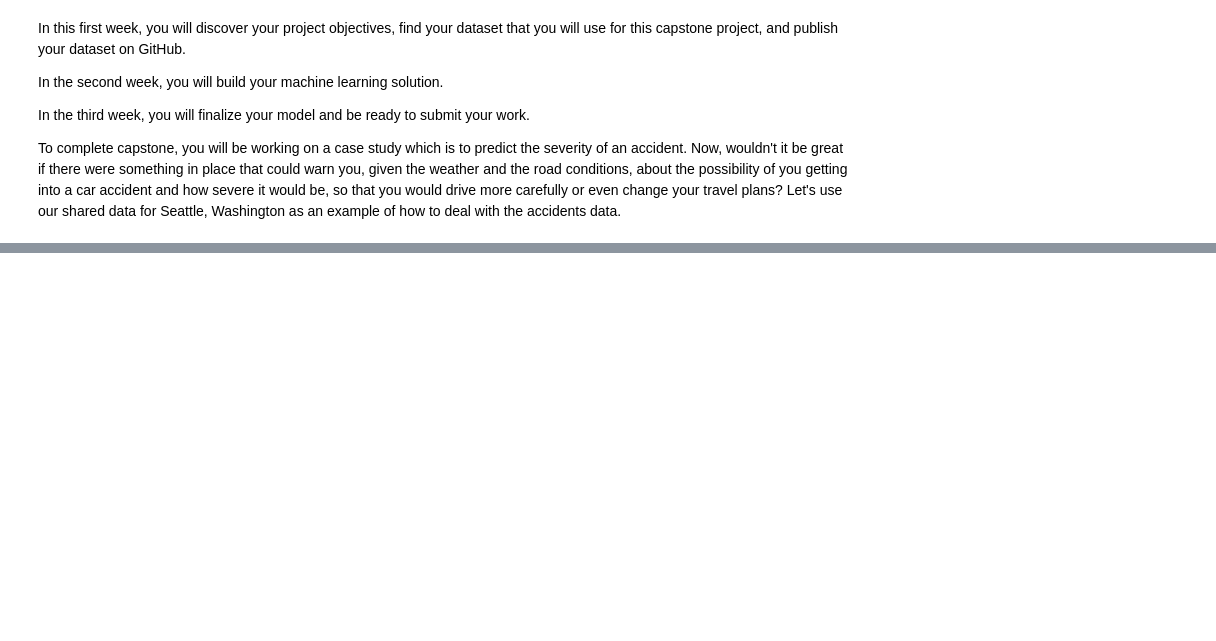
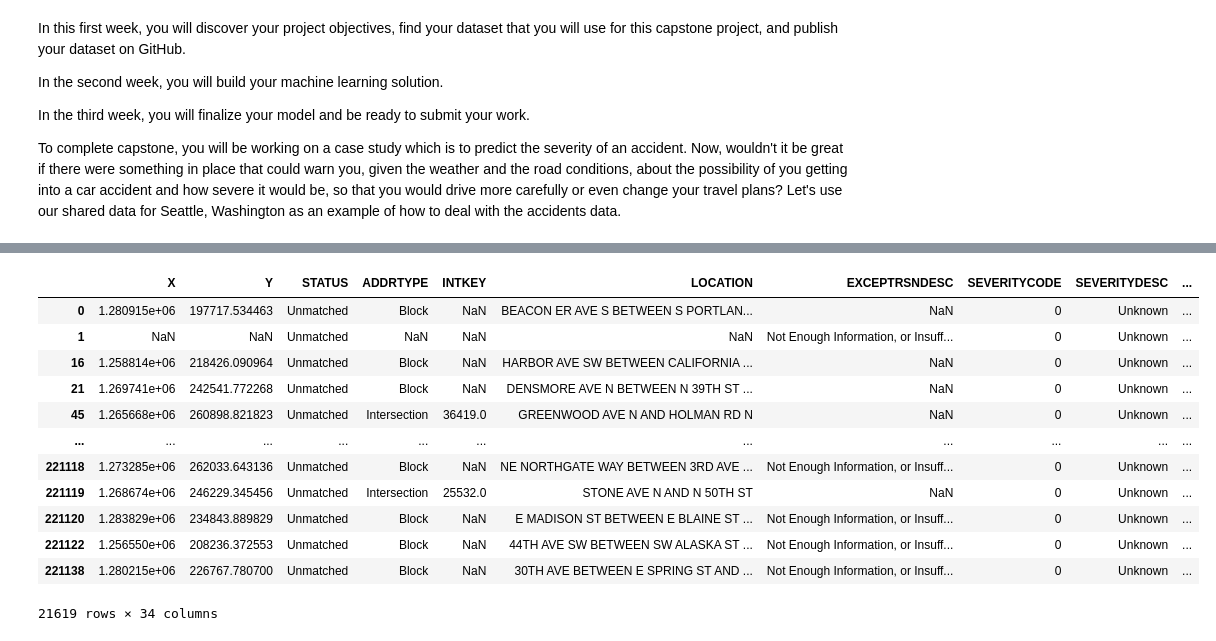
Before and after one commit to cbates79/Coursera_Capstone, a Jupyter notebook: Predicting the Severity of Automobile Accidents in Seattle, Washington.ipynb, the cells around one changed output, grey strips where cells are left out. Saved outputs shown, nothing was run; the diff lists cells and outputs as text; code cells hidden in the pictures; blank space fills up the shorter version.

```diff
--- a/Predicting the Severity of Automobile Accidents in Seattle, Washington.ipynb
+++ b/Predicting the Severity of Automobile Accidents in Seattle, Washington.ipynb
@@ -179,0 +212,17 @@ Name: HITPARKEDCAR, dtype: float64
+# %%
+# Ride the Duck fatal accident circa 24 September 2015 (09/24/2015)
+df_collisions[df_collisions["SEVERITYCODE"] == '0']
+# %% [output]
+|  | X | Y | STATUS | ADDRTYPE | INTKEY | LOCATION | EXCEPTRSNDESC | SEVERITYCODE | SEVERITYDESC | ... |
+| 0 | 1.280915e+06 | 197717.534463 | Unmatched | Block | NaN | BEACON ER AVE S BETWEEN S PORTLAN... | NaN | 0 | Unknown | ... |
+| 1 | NaN | NaN | Unmatched | NaN | NaN | NaN | Not Enough Information, or Insuff... | 0 | Unknown | ... |
+| 16 | 1.258814e+06 | 218426.090964 | Unmatched | Block | NaN | HARBOR AVE SW BETWEEN CALIFORNIA ... | NaN | 0 | Unknown | ... |
+| 21 | 1.269741e+06 | 242541.772268 | Unmatched | Block | NaN | DENSMORE AVE N BETWEEN N 39TH ST ... | NaN | 0 | Unknown | ... |
+| 45 | 1.265668e+06 | 260898.821823 | Unmatched | Intersection | 36419.0 | GREENWOOD AVE N AND HOLMAN RD N | NaN | 0 | Unknown | ... |
+| ... | ... | ... | ... | ... | ... | ... | ... | ... | ... | ... |
+| 221118 | 1.273285e+06 | 262033.643136 | Unmatched | Block | NaN | NE NORTHGATE WAY BETWEEN 3RD AVE ... | Not Enough Information, or Insuff... | 0 | Unknown | ... |
+| 221119 | 1.268674e+06 | 246229.345456 | Unmatched | Intersection | 25532.0 | STONE AVE N AND N 50TH ST | NaN | 0 | Unknown | ... |
+| 221120 | 1.283829e+06 | 234843.889829 | Unmatched | Block | NaN | E MADISON ST BETWEEN E BLAINE ST ... | Not Enough Information, or Insuff... | 0 | Unknown | ... |
+| 221122 | 1.256550e+06 | 208236.372553 | Unmatched | Block | NaN | 44TH AVE SW BETWEEN SW ALASKA ST ... | Not Enough Information, or Insuff... | 0 | Unknown | ... |
+| 221138 | 1.280215e+06 | 226767.780700 | Unmatched | Block | NaN | 30TH AVE BETWEEN E SPRING ST AND ... | Not Enough Information, or Insuff... | 0 | Unknown | ... |
+21619 rows × 34 columns
```
Also changed, not shown: parts of 15 cells of this notebook, 1 other file.
